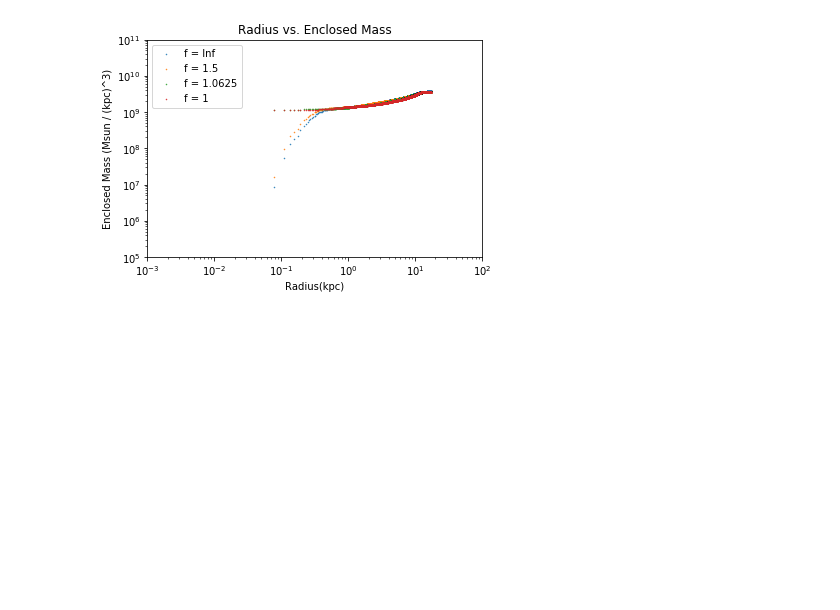
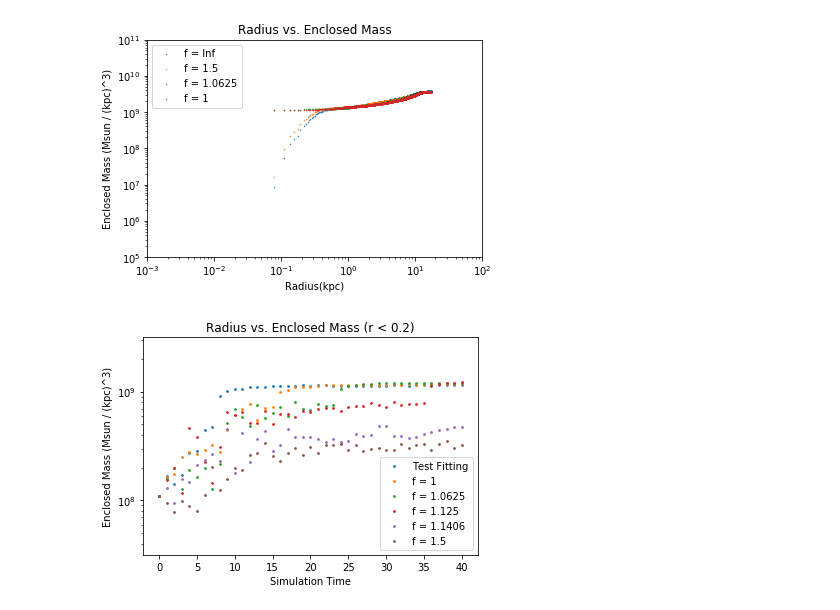
Before and after one commit to mnotis/FDM2020, a Jupyter notebook: Enclosed Mass 2.0.ipynb, the cells around one changed output. Saved outputs shown, nothing was run; the diff lists cells and outputs as text; code cells hidden in the pictures; blank space fills up the shorter version.

```diff
--- a/Enclosed Mass 2.0.ipynb
+++ b/Enclosed Mass 2.0.ipynb
@@ -413,2 +430,41 @@ def enclosed_mass_pixel_from_folder(folder_path, resolution, limit, snap_num):
     times = np.linspace(0, snap_num, snap_num + 1)
     return times, masses
+# %%
+r_lim = 0.2
+path1 = '/mnt/c/Users/Noah Notis/Dropbox/USRP2020_Noah/src/FDM2020/rad_files/f1L20T4n400r256'
+path10625 = '/mnt/c/Users/Noah Notis/Dropbox/USRP2020_Noah/src/FDM2020/rad_files/f1.0625L20T4n40r256'
+path1125 = '/mnt/c/Users/Noah Notis/Dropbox/USRP2020_Noah/src/FDM2020/rad_files/f1.125L20T4n40r256'
+path11406 = '/mnt/c/Users/Noah Notis/Dropbox/USRP2020_Noah/src/FDM2020/rad_files/f1.1406L20T4n40r256'
+path15 = '/mnt/c/Users/Noah Notis/Dropbox/USRP2020_Noah/src/FDM2020/rad_files/f1.5L20T4n400r256'
+path15 = '/mnt/c/Users/Noah Notis/Dropbox/USRP2020_Noah/src/FDM2020/rad_files/f1.5L20T4n400r256'
+pathInf = '/mnt/c/Users/Noah Notis/Dropbox/USRP2020_Noah/src/FDM2020/rad_files/fInfL20T4n400r256'
+
+data1 = enclosed_mass_pixel_from_folder(path1, 256, r_lim, 40, 400)
+data10625 = enclosed_mass_pixel_from_folder(path10625, 256, r_lim, 40, 40)
+data1125 = enclosed_mass_pixel_from_folder(path1125, 256, r_lim, 40, 40)
+data11406 = enclosed_mass_pixel_from_folder(path11406, 256, r_lim, 40, 40)
+data15 = enclosed_mass_pixel_from_folder(path15, 256, r_lim, 40, 400)
+dataInf = enclosed_mass_pixel_from_folder(pathInf, 256, r_lim, 40, 400)
+
+plt.scatter(data1[0], data1[1], s = 3)
+plt.scatter(data10625[0], data10625[1], s = 3)
+plt.scatter(data1125[0], data1125[1], s = 3)
+plt.scatter(data11406[0], data11406[1], s = 3)
+plt.scatter(data15[0], data15[1], s = 3)
+plt.scatter(dataInf[0], dataInf[1], s = 3)
+
+'''time  = np.linspace(0,40,41)
+dens = np.zeros(41)
+for i in range(0,41):
+    dens[i] = 1.14e9
+plt.plot(time,dens)'''
+
+plt.yscale('log')
+plt.ylim(10**(7.5), 10**(9.5))
+plt.xlabel('Simulation Time')
+plt.ylabel('Enclosed Mass (Msun / (kpc)^3)')
+plt.title('Radius vs. Enclosed Mass (r < ' + str(r_lim) + ')')
+plt.legend(['Test Fitting', 'f = 1', 'f = 1.0625', 'f = 1.125', 'f = 1.1406', 'f = 1.5', 'f = Inf'])
+plt.savefig('/mnt/c/Users/Noah Notis/Dropbox/USRP2020_Noah/src/FDM2020/massr256pixel_scatterR02.png', dpi = 250)
+# %% [output]
+[figure, added]
```
Also changed, not shown: parts of 4 cells of this notebook, 2 other files.
